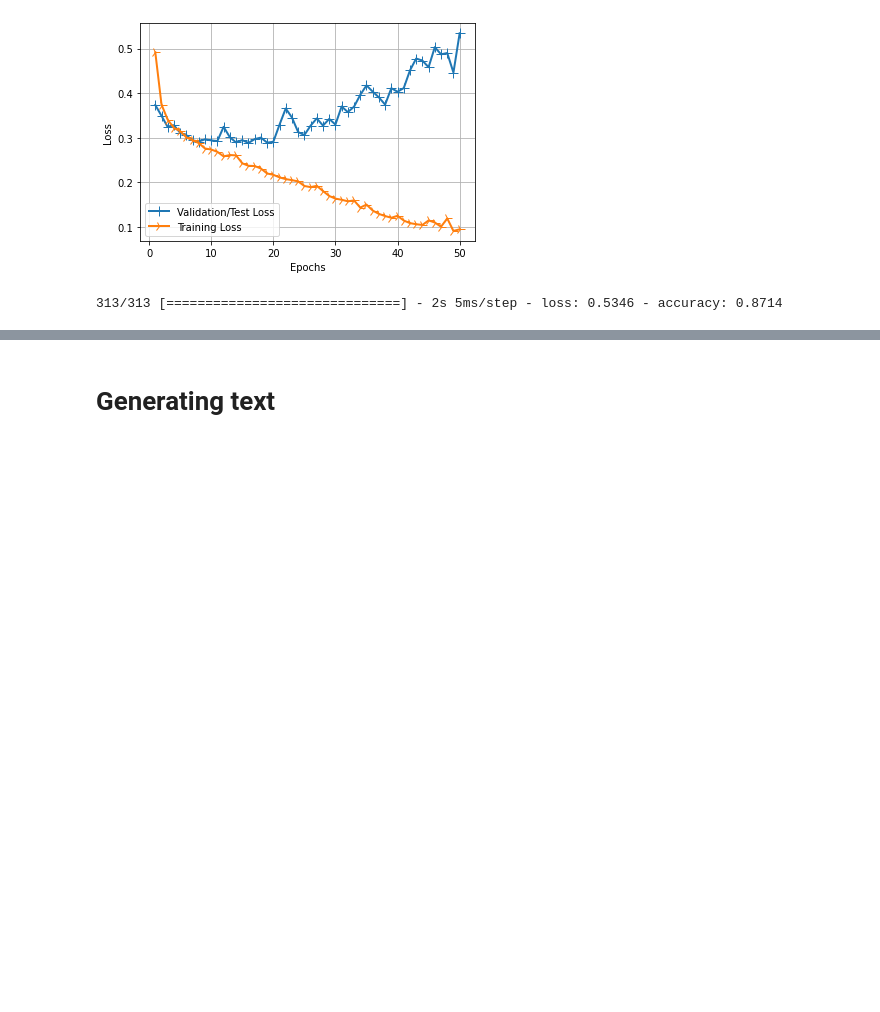
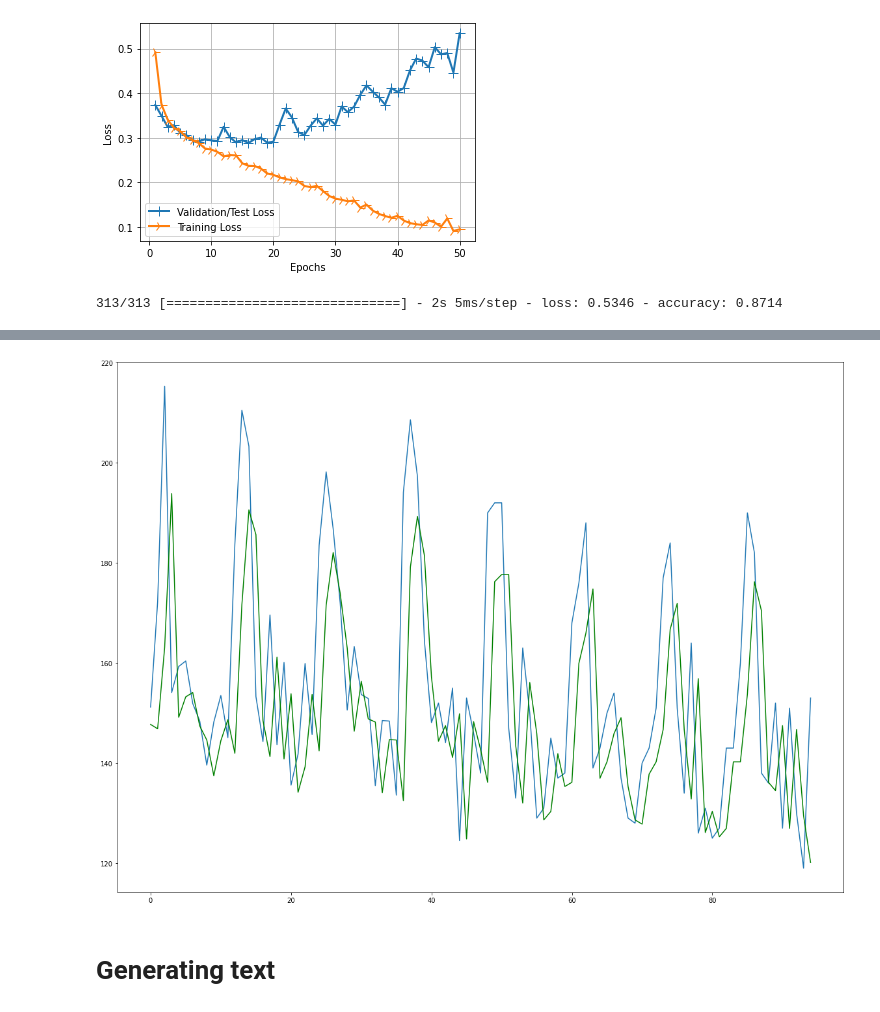
Before and after one commit to ulmii/deep-learning, a Jupyter notebook: rnn.ipynb, the cells around one changed output, grey strips where cells are left out. Drawn from its saved outputs; the diff is of its cells as text; code cells hidden in the pictures; blank space fills up the shorter version.

```diff
--- a/rnn.ipynb
+++ b/rnn.ipynb
@@ -497,3 +638,11 @@ loss, accuracy = model.evaluate(X_test, y_test)
+# %%
+predict_test_plot = np.empty_like(df)
+
+plt.plot(scaler.inverse_transform(df[-len(predict_test):]))
+plt.plot(predict_test, c="green")
+plt.show()
+# %% [output]
+[figure, added]
 # %% [markdown]
 # Generating text
 # %% [markdown]
```
Also changed, not shown: parts of 24 cells of this notebook, 1 other file.
